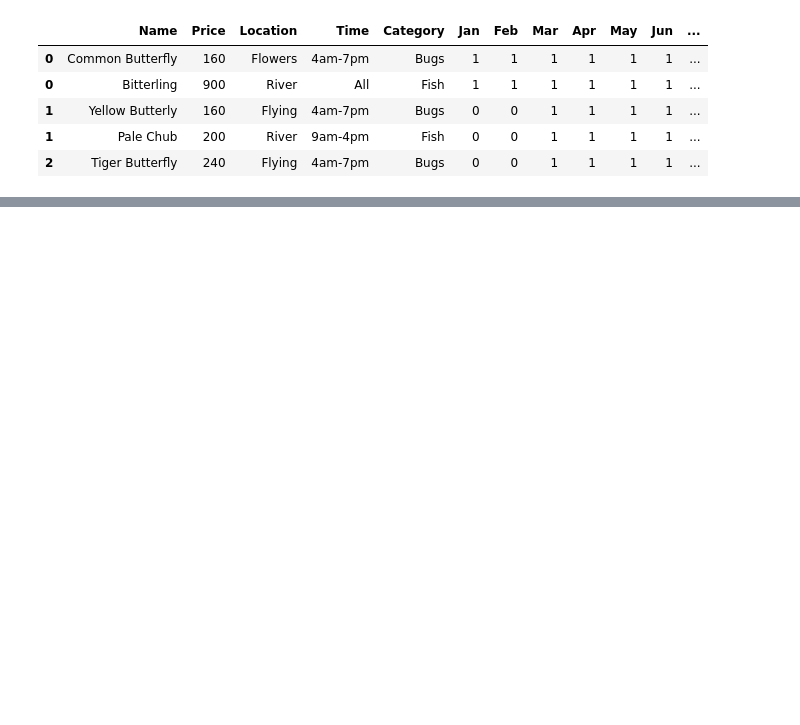
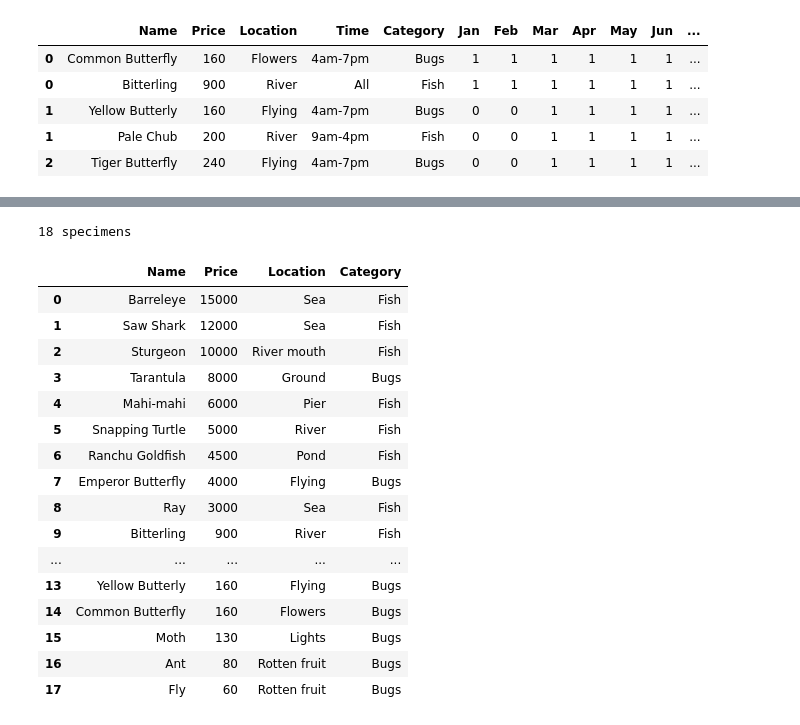
Before and after one commit to brianwsyang/acnh_database, a Jupyter notebook: anch_db.ipynb, the cells around one changed output, grey strips where cells are left out. Saved outputs shown, nothing was run; the diff lists cells and outputs as text; code cells hidden in the pictures; blank space fills up the shorter version.

```diff
--- a/anch_db.ipynb
+++ b/anch_db.ipynb
@@ -192,5 +203,9 @@ def time_rge_helper(time):
 north_db['Time'] = north_db['Time'].apply(time_range)
 
 north_db = north_db.join(pd.DataFrame(mlb.fit_transform(north_db['Time']), columns=mlb.classes_))
+# %%
+south_db['Time'] = south_db['Time'].apply(time_range)
+
+south_db = south_db.join(pd.DataFrame(mlb.fit_transform(south_db['Time']), columns=mlb.classes_))
 # %%
 north_db.drop(columns=['Time'], axis=1, inplace=True)
@@ -199,3 +212,5 @@ north_db.sort_values(by=['Price'], axis=0, inplace=True, ascending=False)
+# %%
+south_db.drop(columns=['Time'], axis=1, inplace=True)
 # %%
 north_db.head()
 # %% [output]
@@ -240,0 +267,21 @@ feature_db(north_db, 6, 6)
+# %%
+feature_db(south_db, 8, 6)
+# %% [output]
+18 specimens
+|  | Name | Price | Location | Category |
+| 0 | Barreleye | 15000 | Sea | Fish |
+| 1 | Saw Shark | 12000 | Sea | Fish |
+| 2 | Sturgeon | 10000 | River mouth | Fish |
+| 3 | Tarantula | 8000 | Ground | Bugs |
+| 4 | Mahi-mahi | 6000 | Pier | Fish |
+| 5 | Snapping Turtle | 5000 | River | Fish |
+| 6 | Ranchu Goldfish | 4500 | Pond | Fish |
+| 7 | Emperor Butterfly | 4000 | Flying | Bugs |
+| 8 | Ray | 3000 | Sea | Fish |
+| 9 | Bitterling | 900 | River | Fish |
+| ... | ... | ... | ... | ... |
+| 13 | Yellow Butterly | 160 | Flying | Bugs |
+| 14 | Common Butterfly | 160 | Flowers | Bugs |
+| 15 | Moth | 130 | Lights | Bugs |
+| 16 | Ant | 80 | Rotten fruit | Bugs |
+| 17 | Fly | 60 | Rotten fruit | Bugs |
```
Also changed, not shown: parts of 16 cells of this notebook.
